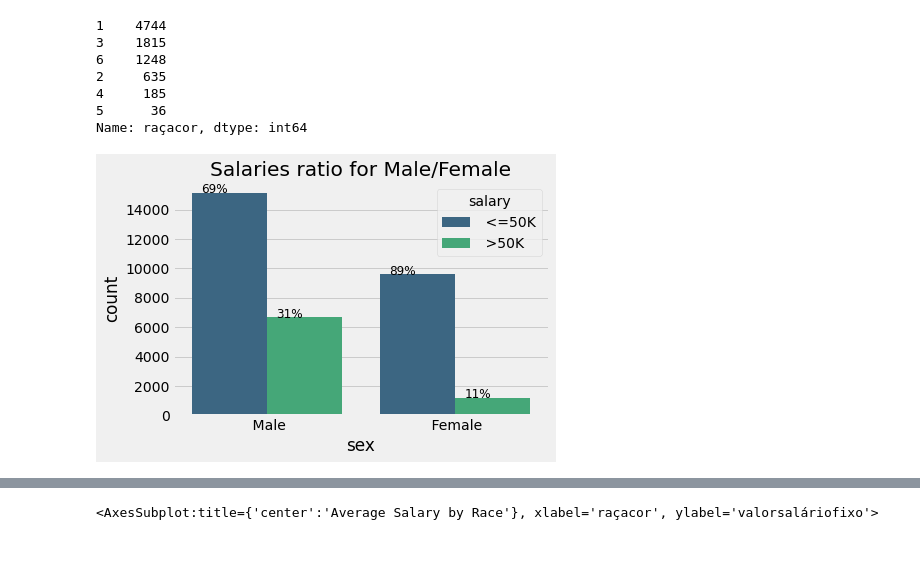
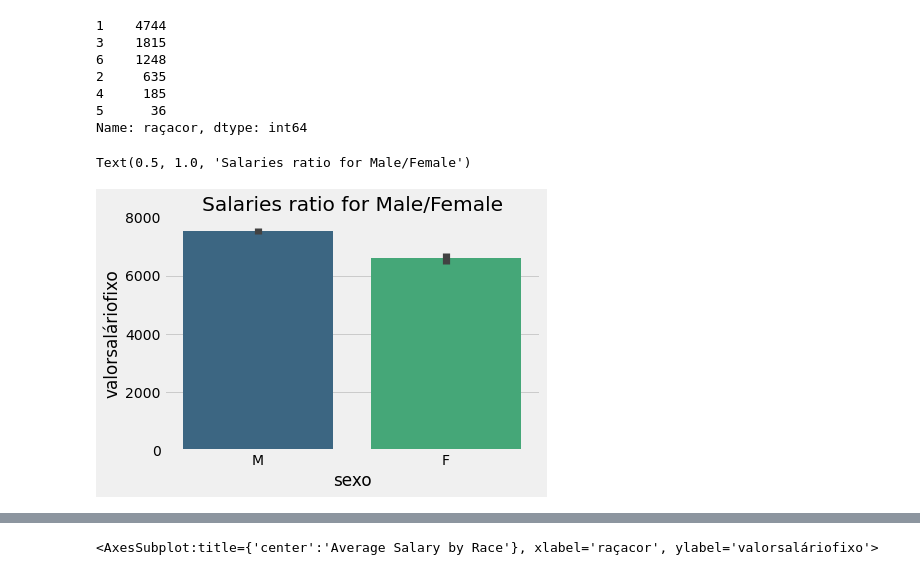
Before and after one commit to onemarcos/Tera---Salary-Prediction, a Jupyter notebook: Salary-Prediction.ipynb, the cells around one changed output, grey strips where cells are left out. Saved outputs shown, nothing was run; the diff lists cells and outputs as text; code cells hidden in the pictures.

```diff
--- a/Salary-Prediction.ipynb
+++ b/Salary-Prediction.ipynb
@@ -550,8 +505,8 @@ df.raçacor.value_counts()
 5      36
 Name: raçacor, dtype: int64
 # %%
-ax = sns.countplot(data=df, x='sexo', hue='salary', palette='viridis')
+ax = sns.barplot(data=df.replace(label_quali), x="sexo", y="valorsaláriofixo", palette='viridis')
 ax.set_title('Salaries ratio for Male/Female')
-percen_hue(ax,df.sex , 2,2)
 # %% [output]
+Text(0.5, 1.0, 'Salaries ratio for Male/Female')
-[figure, old version]
+[figure, new version]
```
Also changed, not shown: parts of 22 cells of this notebook.
